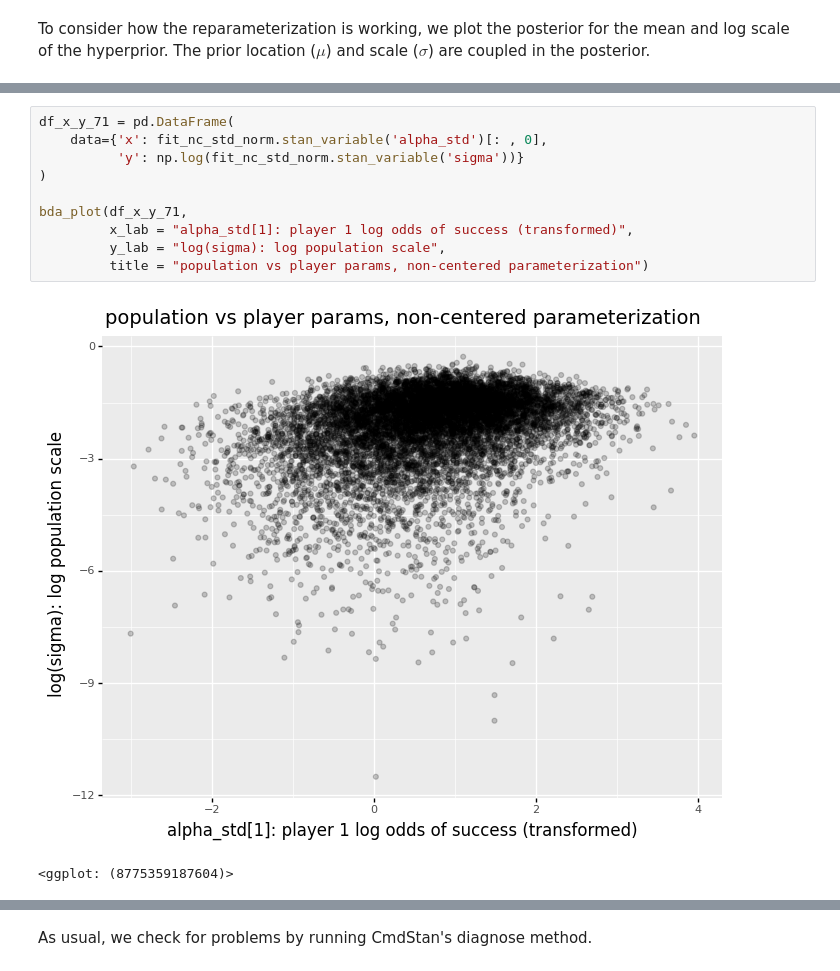
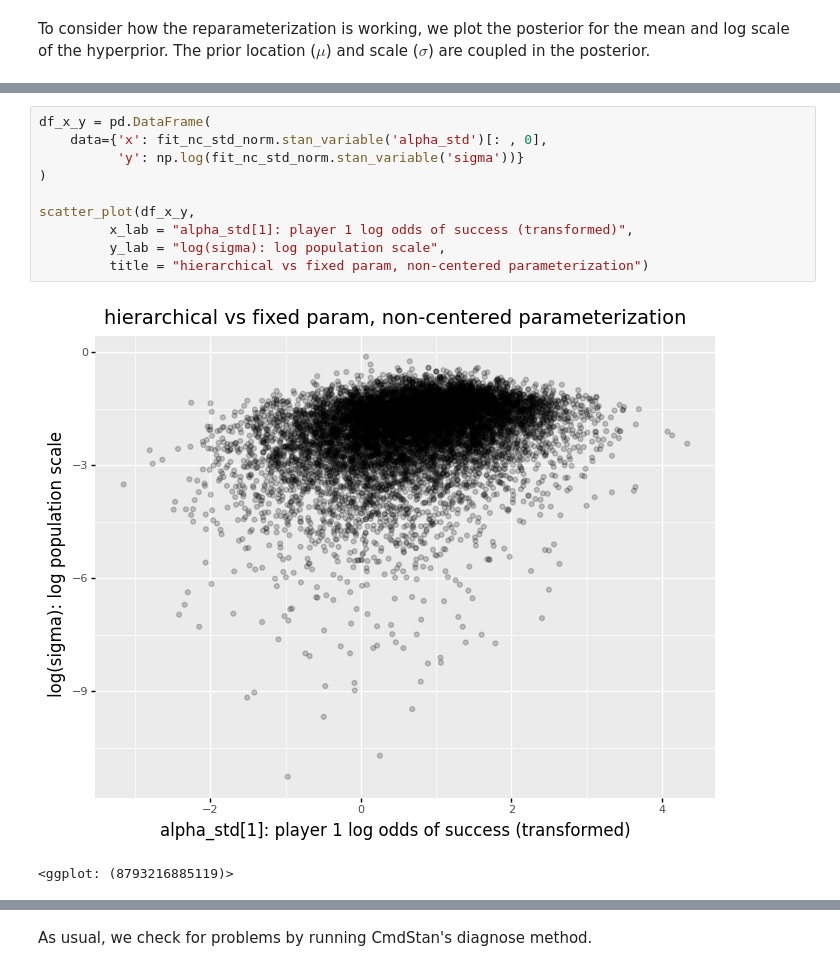
Before and after one commit to mitzimorris/stan_studies, a Jupyter notebook: offset_multiplier/compare_offset_mult.ipynb, the cells around one changed output, grey strips where cells are left out. Drawn from its saved outputs; the diff is of its cells as text.

```diff
--- a/offset_multiplier/compare_offset_mult.ipynb
+++ b/offset_multiplier/compare_offset_mult.ipynb
@@ -493,13 +536,13 @@ the range on the Y axis is (-12, 0) and the narrow funnel neck is gone.   But th
 # %%
-df_x_y_71 = pd.DataFrame(
+df_x_y = pd.DataFrame(
     data={'x': fit_nc_std_norm.stan_variable('alpha_std')[: , 0],
           'y': np.log(fit_nc_std_norm.stan_variable('sigma'))}
 )
 
-bda_plot(df_x_y_71,
+scatter_plot(df_x_y,
          x_lab = "alpha_std[1]: player 1 log odds of success (transformed)",
          y_lab = "log(sigma): log population scale",
-         title = "population vs player params, non-centered parameterization")
+         title = "hierarchical vs fixed param, non-centered parameterization")
 # %% [output]
-[figure, old version]
+[figure, new version]
-<ggplot: (8775359187604)>
+<ggplot: (8793216885119)>
```
Also changed, not shown: parts of 36 cells of this notebook, 1 other file.
